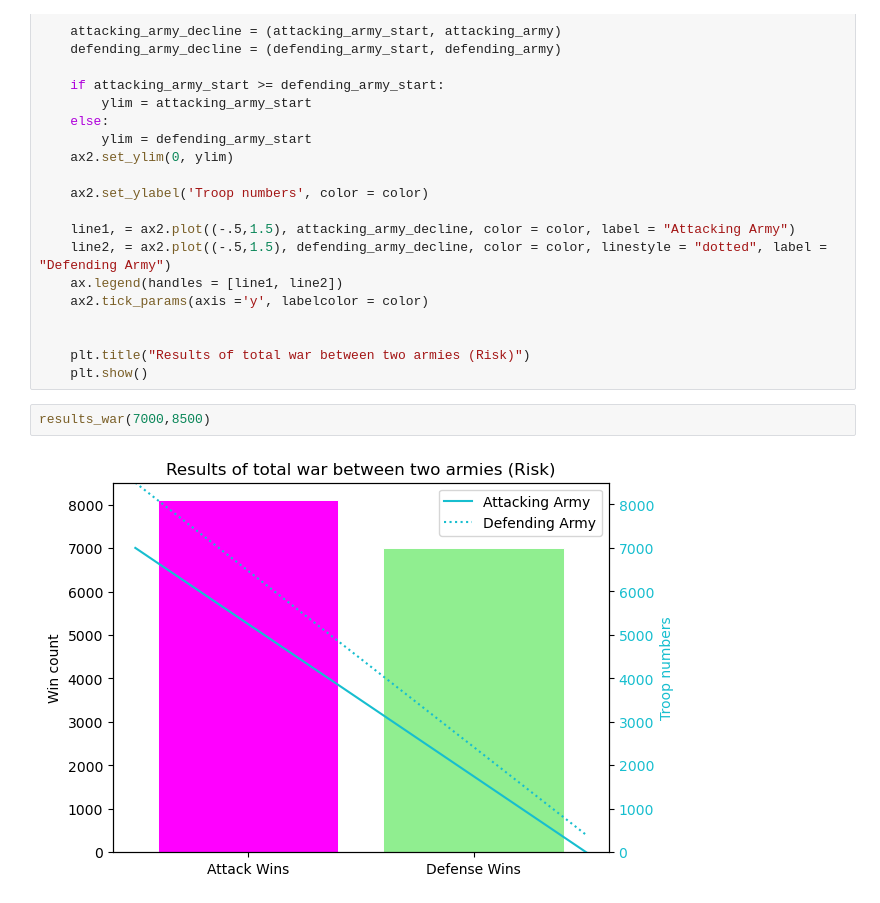
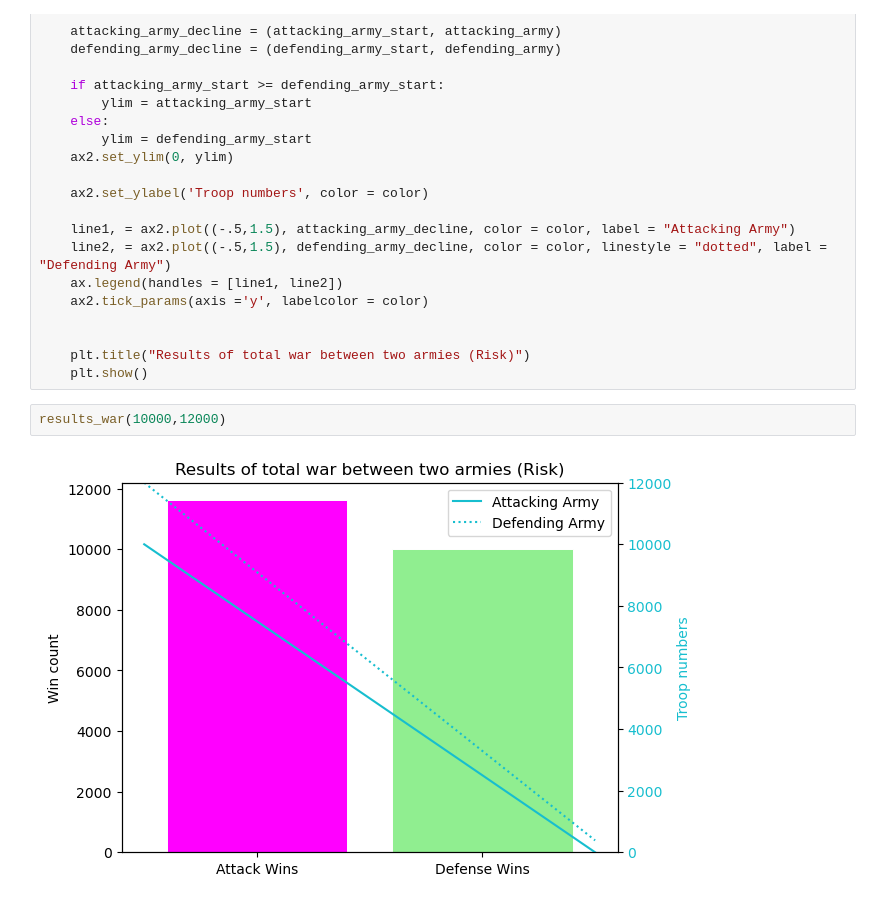
Before and after one commit to NiallRussell/PDFA-assignments, a Jupyter notebook: assignment_5_risk.ipynb, the cells around one changed output. Saved outputs shown, nothing was run; the diff lists cells and outputs as text.

```diff
--- a/assignment_5_risk.ipynb
+++ b/assignment_5_risk.ipynb
@@ -121,7 +121,7 @@ def results_war(attacking_army, defending_army):
 
     plt.title("Results of total war between two armies (Risk)")
     plt.show()
-# %%
-results_war(7000,8500)
-# %% [output]
-[figure, removed]
+# %%
+results_war(10000,12000)
+# %% [output]
+[figure, added]
```
Also changed, not shown: 1 other file.
